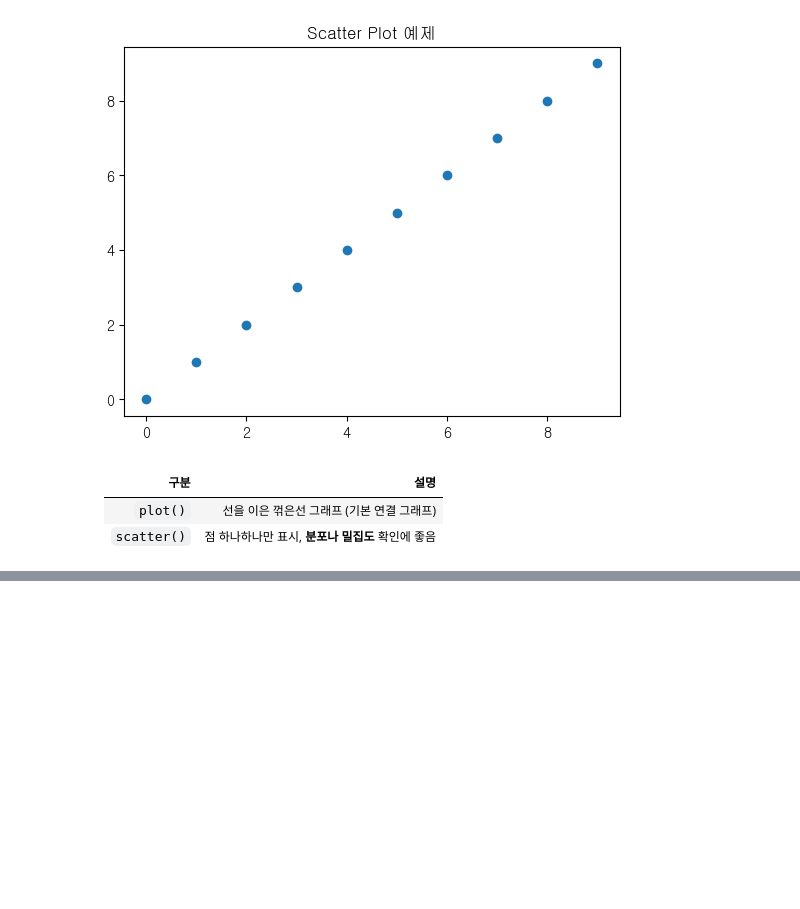
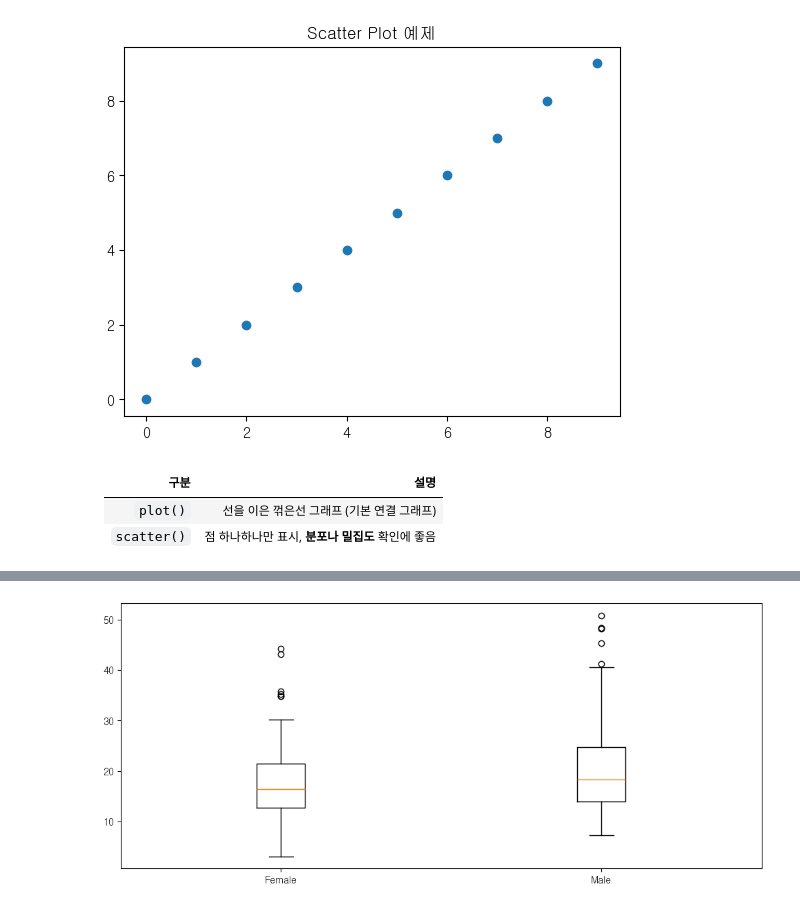
Before and after one commit to LYSS-LGU/3week-hipython, a Jupyter notebook: 17_시각화.ipynb, the cells around one changed output, grey strips where cells are left out. Saved outputs shown, nothing was run; the diff lists cells and outputs as text; code cells hidden in the pictures; blank space fills up the shorter version.

```diff
--- a/17_시각화.ipynb
+++ b/17_시각화.ipynb
@@ -203,0 +322,29 @@ plt.show()
+# %%
+import matplotlib.pyplot as plt
+
+# 1. 전체 figure(도화지)를 생성하고 크기를 설정 (가로 12인치, 세로 5인치)
+fig = plt.figure(figsize=(12, 5))
+
+# 2. 하나의 subplot(1행 1열 중 첫 번째)에 axes 생성
+# 여기서 'axes'는 그래프가 그려질 공간입니다.
+axes = fig.add_subplot(1, 1, 1)
+
+# 3. 박스플롯(boxplot) 그리기
+axes.boxplot(
+    x=[
+        # 3-1. 성별이 'Female'인 행의 'total_bill' 값들
+        tips_df[tips_df['sex'] == 'Female']['total_bill'],
+        # 3-2. 성별이 'Male'인 행의 'total_bill' 값들
+        tips_df[tips_df['sex'] == 'Male']['total_bill']
+    ],
+    # label=['Female', 'Male']  # 각 박스의 레이블 지정
+)
+
+# (선택사항) 레이블이 안 보일 경우에는 아래처럼 xtick 설정 추가해도 됩니다:
+    # label=['Female', 'Male']  # 각 박스의 레이블 지정 이 코드 대신에
+axes.set_xticklabels(['Female', 'Male'])
+
+# 4. 그래프 출력
+plt.show()
+# %% [output]
+[figure, added]
```
Also changed, not shown: parts of 25 cells of this notebook, 2 other files.
